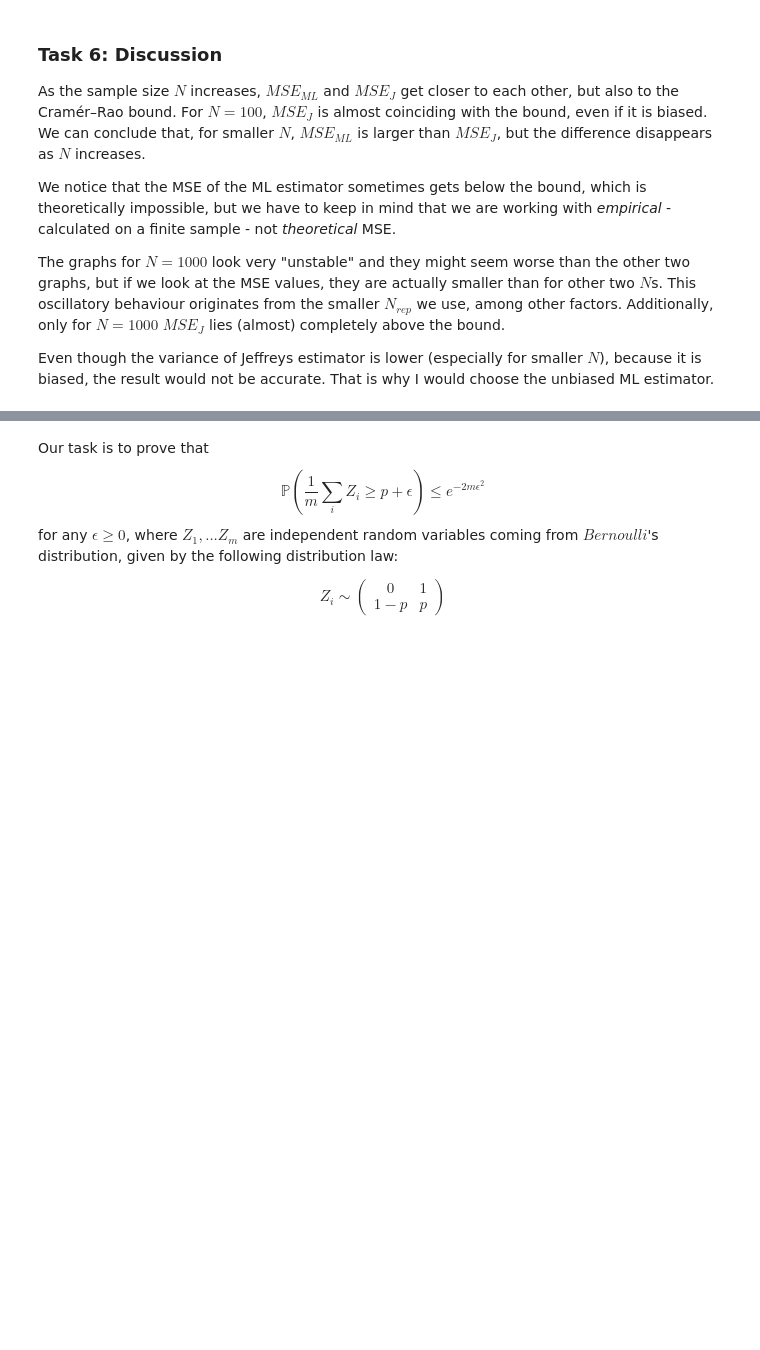
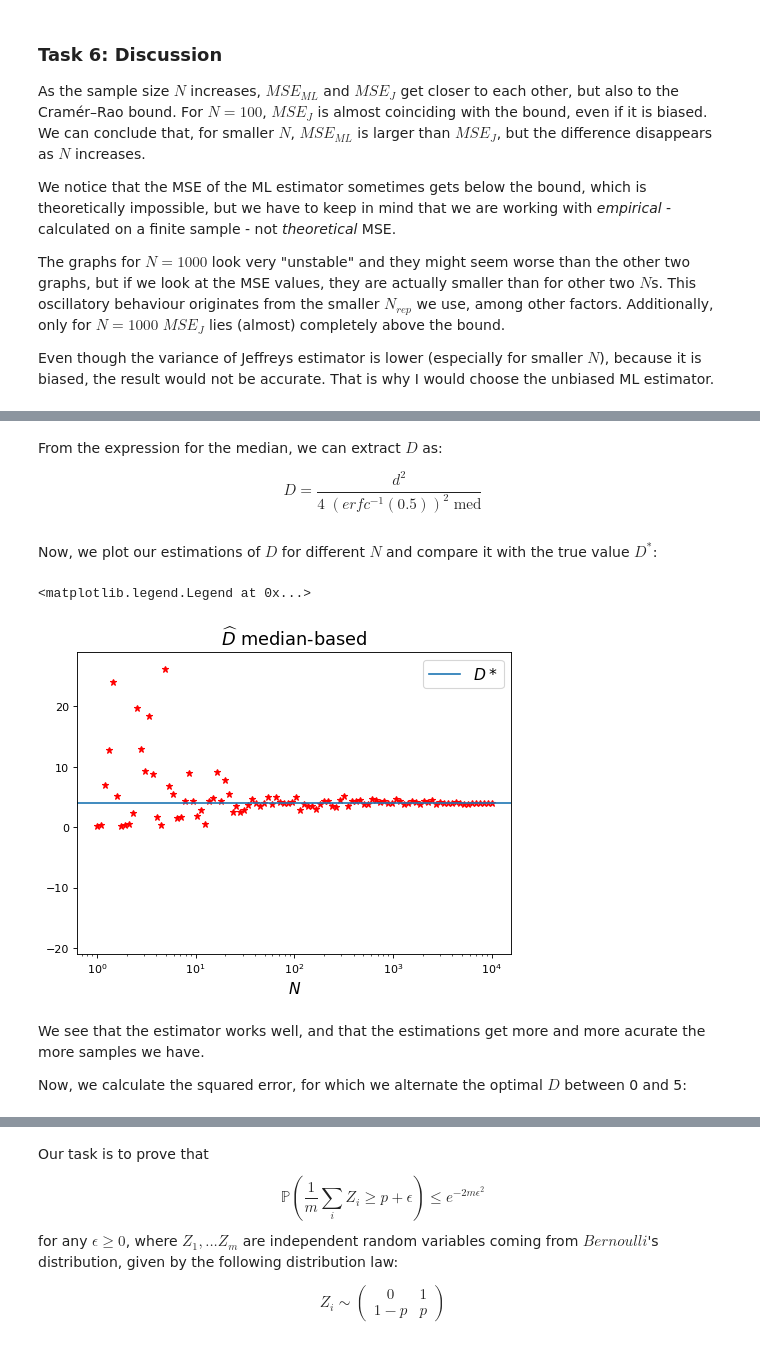
Before and after one commit to rluka/FundamentalLearningEPFL, a Jupyter notebook: Homeworks/Homework1/homework1.ipynb, the cells around one changed output, grey strips where cells are left out. Saved outputs shown, nothing was run; the diff lists cells and outputs as text; code cells hidden in the pictures; blank space fills up the shorter version.

```diff
--- a/Homeworks/Homework1/homework1.ipynb
+++ b/Homeworks/Homework1/homework1.ipynb
@@ -412,0 +377,9 @@ Even though the variance of Jeffreys estimator is lower (especially for smaller
+# %%
+%%time
+
+tab_N = np.logspace(0, 4, num=100, base=10)
+med_t = np.zeros(len(tab_N))
+
+for i, N in enumerate(tab_N):
+    t = levy.rvs(loc=0, scale=d_true**2/(2*D_true), size=int(N))
+    med_t[i] = np.median(t)
@@ -412,0 +389,26 @@ Even though the variance of Jeffreys estimator is lower (especially for smaller
+# %% [markdown]
+From the expression for the median, we can extract $D$ as:
+
+$$
+    D = \frac{d^2}{4 \; (erfc^{-1}(0.5))^2 \; \text{med}}
+$$
+# %%
+D_med = d_true**2 / (4*erfcinv(0.5)**2*med_t)
+# %% [markdown]
+Now, we plot our estimations of $D$ for different $N$ and compare it with the true value $D^*$:
+# %%
+fig = plt.figure(figsize=(7,5), dpi=80)
+plt.title('$\widehat{D}$ median-based', fontsize=16)
+plt.xlabel('$N$', fontsize=14)
+plt.plot(tab_N, D_med, "*",color='r')
+plt.axhline(D_true, label='$D*$')
+plt.xscale("log")
+plt.ylim(-21,29)
+plt.legend(fontsize=14)
+# %% [output]
+<matplotlib.legend.Legend at 0x...>
+[figure, added]
+# %% [markdown]
+We see that the estimator works well, and that the estimations get more and more acurate the more samples we have.
+
+Now, we calculate the squared error, for which we alternate the optimal $D$ between 0 and 5:
```
Also changed, not shown: parts of 45 cells of this notebook.
